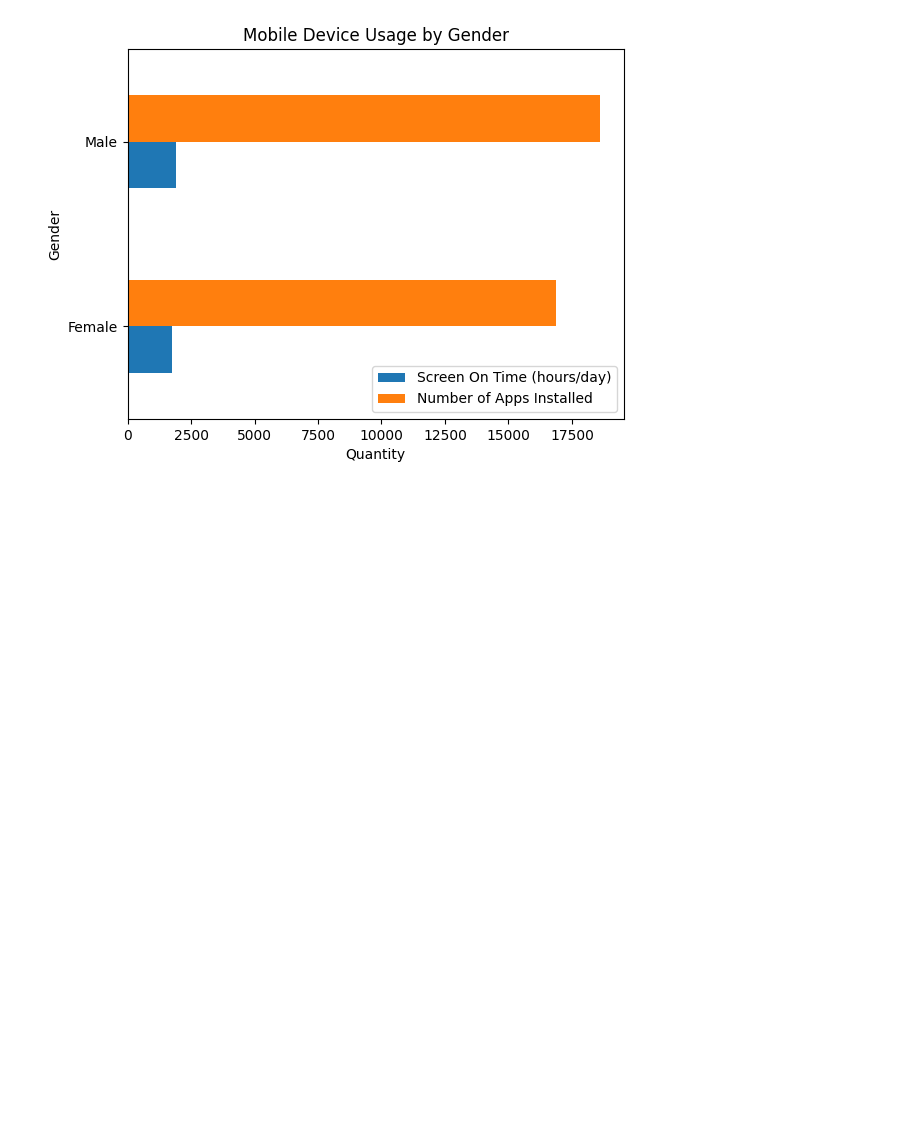
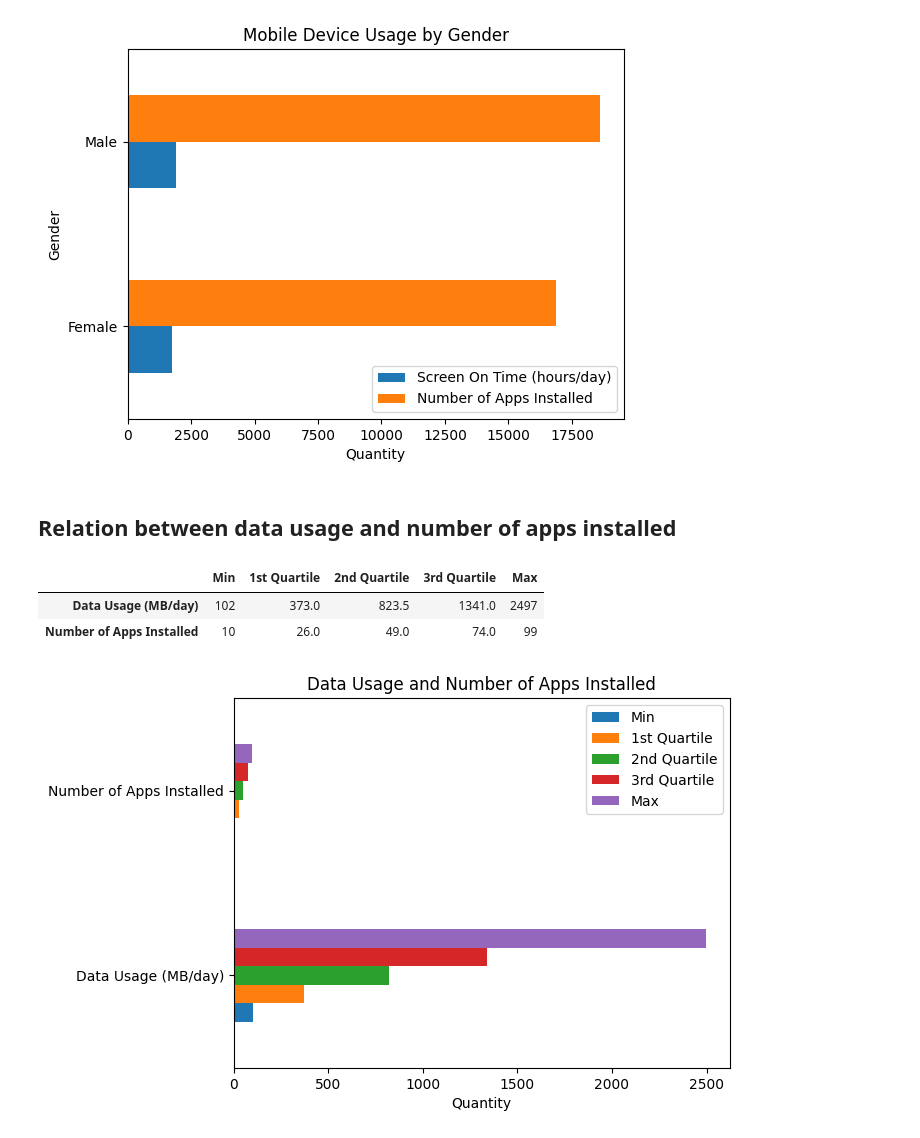
Before and after one commit to Matheus-Pombeiro/mobile_device_usage, a Jupyter notebook: mobile_device_usage.ipynb, the cells around one changed output. Cells and saved outputs as stored; diff of their text form; code cells hidden in the pictures; blank space fills up the shorter version.

Commit message:
feat: Relation between data usage and number of apps installed

```diff
--- a/mobile_device_usage.ipynb
+++ b/mobile_device_usage.ipynb
@@ -138,3 +138,24 @@ mobile_usage_gender.plot(kind='barh', title='Mobile Device Usage by Gender', \
                          xlabel='Quantity', ylabel='Gender');
 # %% [output]
 [figure]
+# %% [markdown]
+## Relation between data usage and number of apps installed
+# %%
+# Finding the maximum value of data usage
+data_usage = pd.DataFrame()
+data_usage['Min'] = data[['Data Usage (MB/day)', 'Number of Apps Installed']].min()
+data_usage['1st Quartile'] = data[['Data Usage (MB/day)', 'Number of Apps Installed']].quantile(0.25)
+data_usage['2nd Quartile'] = data[['Data Usage (MB/day)', 'Number of Apps Installed']].quantile(0.5)
+data_usage['3rd Quartile'] = data[['Data Usage (MB/day)', 'Number of Apps Installed']].quantile(0.75)
+data_usage['Max'] = data[['Data Usage (MB/day)', 'Number of Apps Installed']].max()
+data_usage
+# %% [output]
+|  | Min | 1st Quartile | 2nd Quartile | 3rd Quartile | Max |
+| Data Usage (MB/day) | 102 | 373.0 | 823.5 | 1341.0 | 2497 |
+| Number of Apps Installed | 10 | 26.0 | 49.0 | 74.0 | 99 |
+# %%
+# Plotting the relation between data usage and number of apps installed
+data_usage.plot(kind='barh', title='Data Usage and Number of Apps Installed', \
+                xlabel='Quantity');
+# %% [output]
+[figure, added]
```
